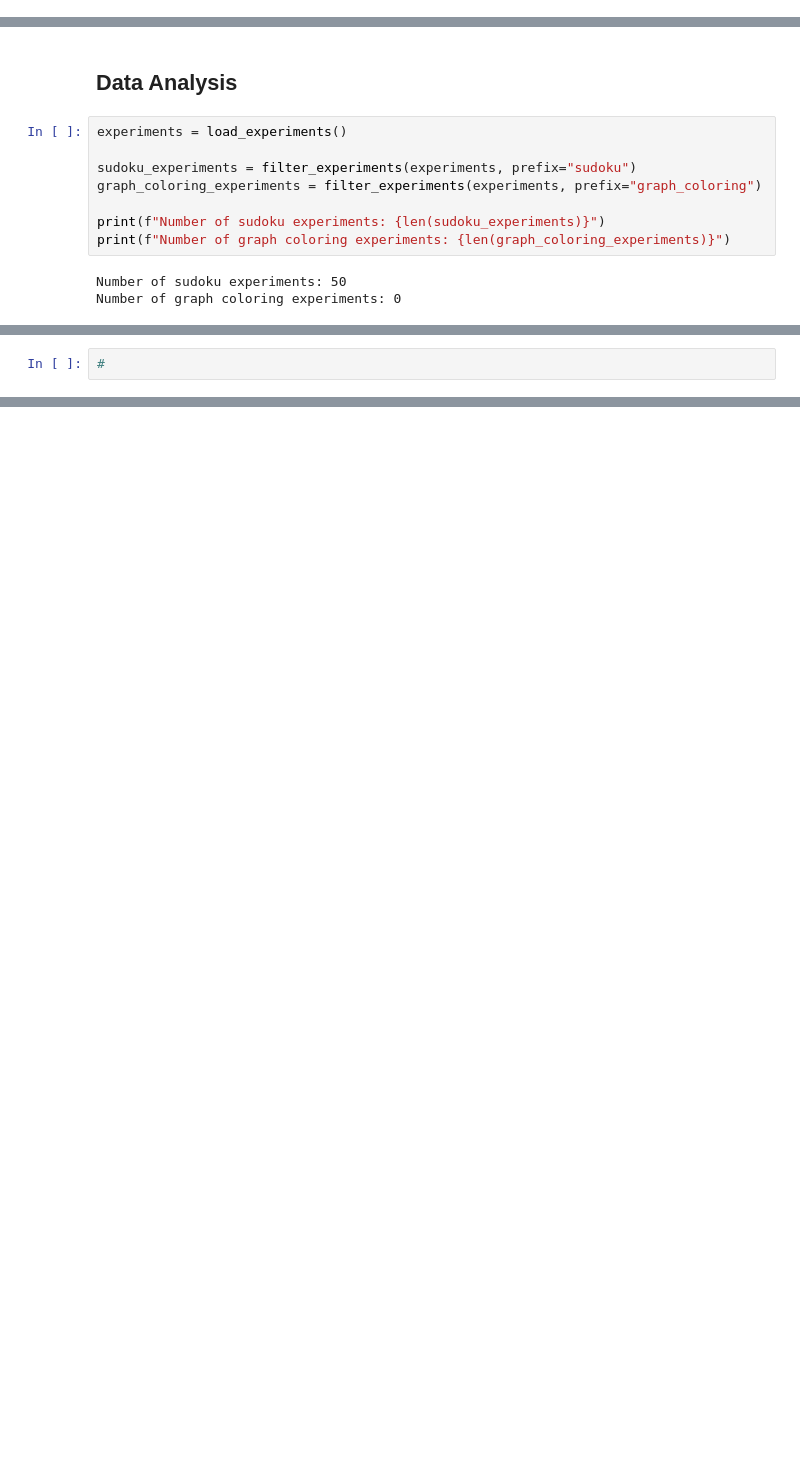
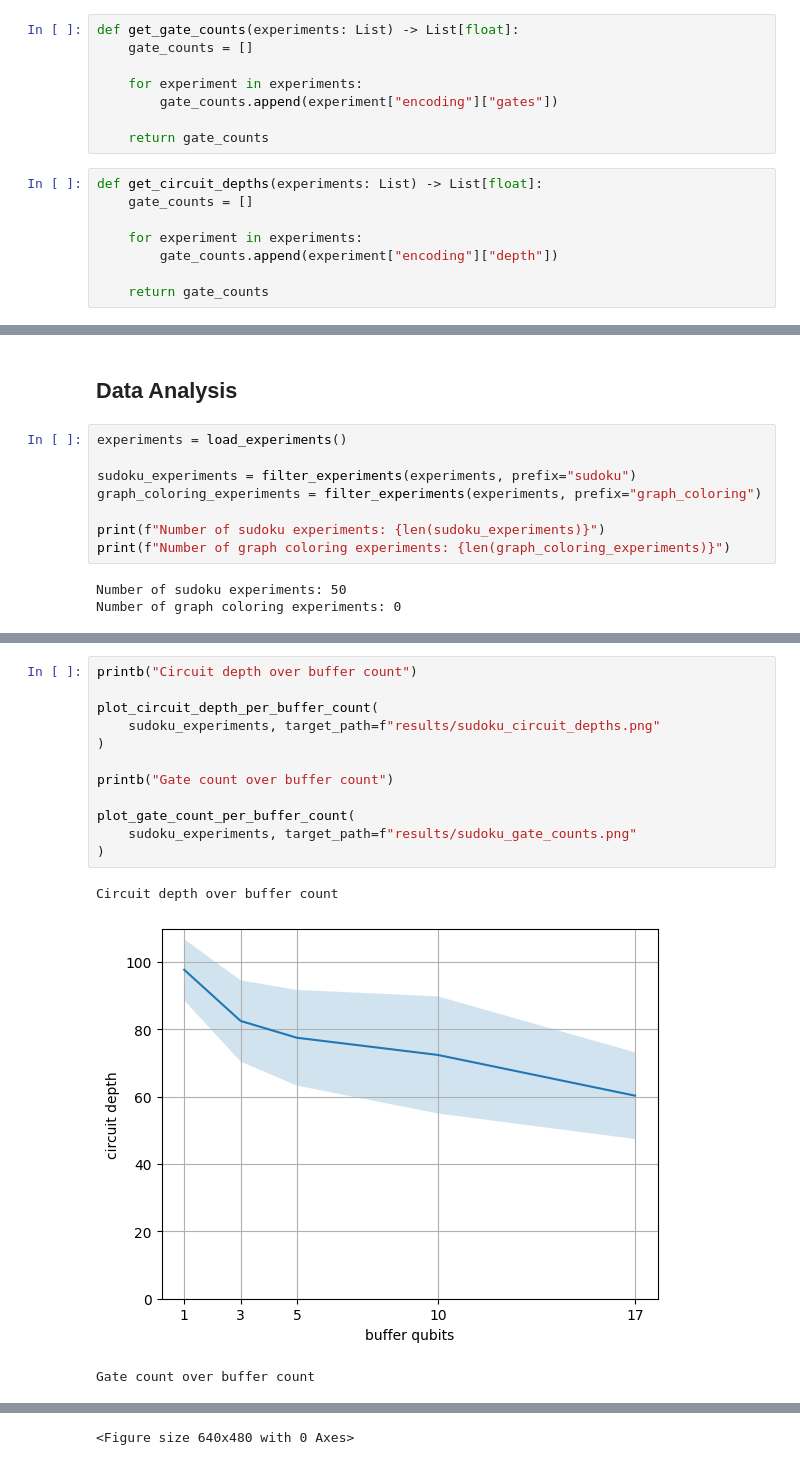
Before and after one commit to westoun/gospl, a Jupyter notebook: evaluation/evaluation.ipynb, the cells around one changed output, grey strips where cells are left out. Drawn from its saved outputs; the diff is of its cells as text; blank space fills up the shorter version.

Commit message:
Add plots for circuit depth and gate count

```diff
--- a/evaluation/evaluation.ipynb
+++ b/evaluation/evaluation.ipynb
@@ -107,6 +107,22 @@ def get_probabilities(experiments: List, constraint_violations: int = 0) -> List
                 break
 
     return probabilities
+# %%
+def get_gate_counts(experiments: List) -> List[float]:
+    gate_counts = []
+
+    for experiment in experiments:
+        gate_counts.append(experiment["encoding"]["gates"])
+
+    return gate_counts
+# %%
+def get_circuit_depths(experiments: List) -> List[float]:
+    gate_counts = []
+
+    for experiment in experiments:
+        gate_counts.append(experiment["encoding"]["depth"])
+
+    return gate_counts
 # %%
 def get_constraint_counts(experiments: List) -> List[float]:
     constraint_counts = []
@@ -196,4 +310,18 @@ Probability of measuring a correct solution (avg. across seeds)
 [figure]
 <Figure size 640x480 with 0 Axes>
 # %%
-#
+printb("Circuit depth over buffer count")
+
+plot_circuit_depth_per_buffer_count(
+    sudoku_experiments, target_path=f"results/sudoku_circuit_depths.png"
+)
+
+printb("Gate count over buffer count")
+
+plot_gate_count_per_buffer_count(
+    sudoku_experiments, target_path=f"results/sudoku_gate_counts.png"
+)
+# %% [output]
+Circuit depth over buffer count
+[figure, added]
+Gate count over buffer count
@@ -199,0 +329 @@ Probability of measuring a correct solution (avg. across seeds)
+<Figure size 640x480 with 0 Axes>
```
Also changed, not shown: parts of 6 cells of this notebook.
